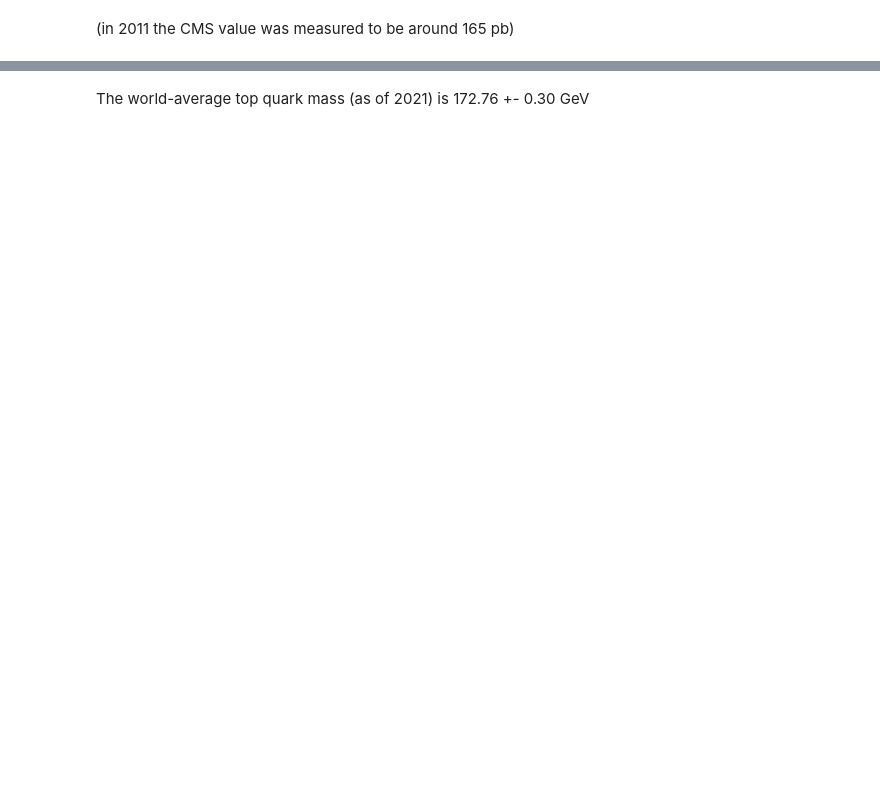
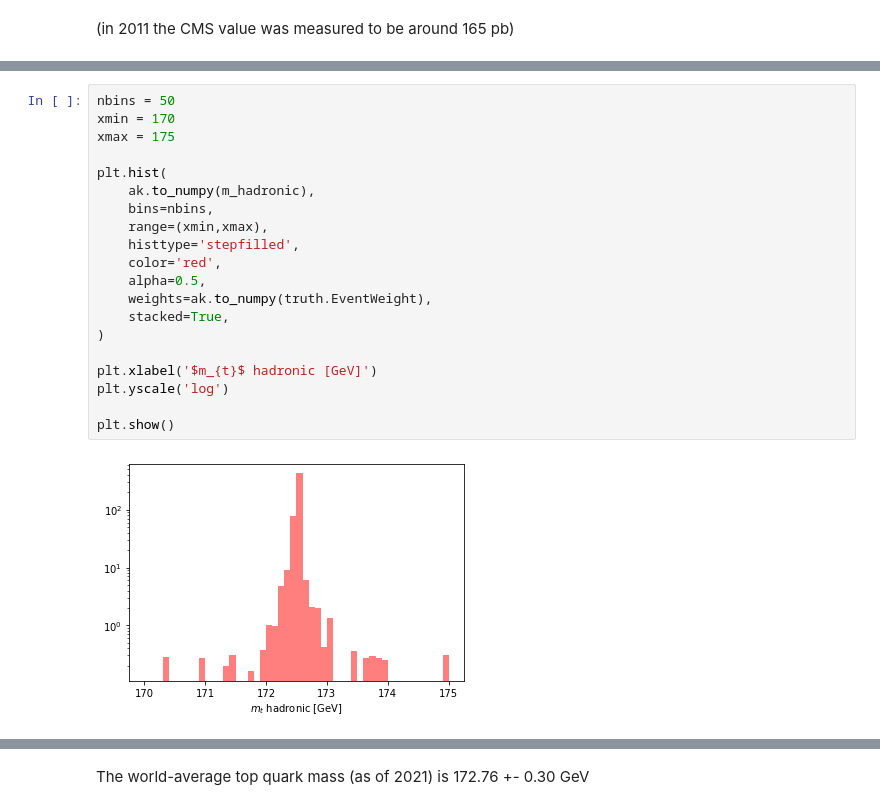
Before and after one commit to QuarkNet-HEP/ttbar-heptutorial, a Jupyter notebook: ttbar-heptutorial.ipynb, the cells around one changed output, grey strips where cells are left out. Drawn from its saved outputs; the diff is of its cells as text; blank space fills up the shorter version.

```diff
--- a/ttbar-heptutorial.ipynb
+++ b/ttbar-heptutorial.ipynb
@@ -1289,0 +1333,22 @@ print(len(events))
+# %%
+nbins = 50
+xmin = 170
+xmax = 175
+
+plt.hist(
+    ak.to_numpy(m_hadronic),
+    bins=nbins,
+    range=(xmin,xmax),
+    histtype='stepfilled',
+    color='red',
+    alpha=0.5,
+    weights=ak.to_numpy(truth.EventWeight),
+    stacked=True,
+)
+
+plt.xlabel('$m_{t}$ hadronic [GeV]')
+plt.yscale('log')
+
+plt.show()
+# %% [output]
+[figure, added]
```
Also changed, not shown: parts of 26 cells of this notebook.
